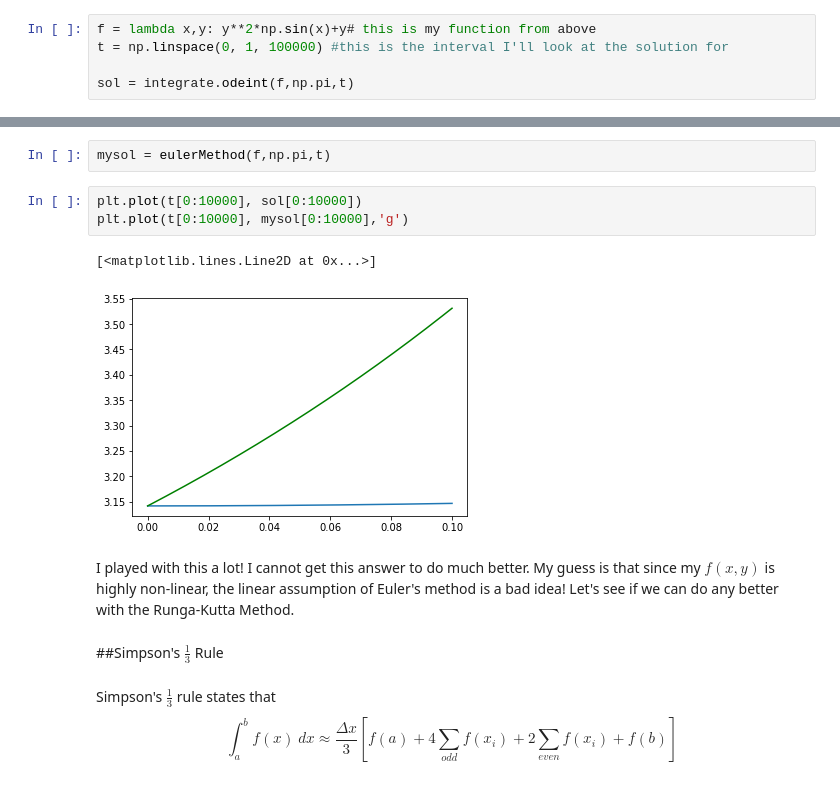
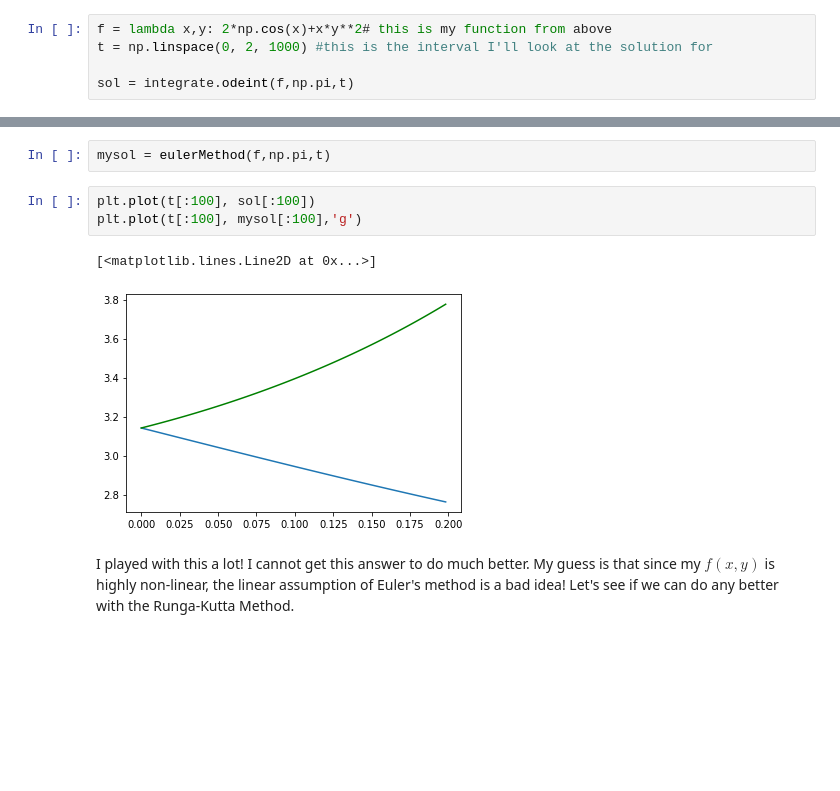
Before and after one commit to nurfnick/Numerical_Methods, a Jupyter notebook: ProjectPart8ODE.ipynb, the cells around one changed output, grey strips where cells are left out. Drawn from its saved outputs; the diff is of its cells as text; blank space fills up the shorter version.

```diff
--- a/ProjectPart8ODE.ipynb
+++ b/ProjectPart8ODE.ipynb
@@ -27,8 +27,8 @@ $$
 $$
 Mostly cause I don't know how to solve it ;)
 # %%
-f = lambda x,y: y**2*np.sin(x)+y# this is my function from above
-t = np.linspace(0, 1, 100000) #this is the interval I'll look at the solution for
+f = lambda x,y: 2*np.cos(x)+x*y**2# this is my function from above
+t = np.linspace(0, 2, 1000) #this is the interval I'll look at the solution for
 
 sol = integrate.odeint(f,np.pi,t)
 # %%
@@ -58,28 +58,10 @@ def eulerMethod(function,initialValue,intervalForSolution):
 # %%
 mysol = eulerMethod(f,np.pi,t)
 # %%
-plt.plot(t[0:10000], sol[0:10000])
-plt.plot(t[0:10000], mysol[0:10000],'g')
+plt.plot(t[:100], sol[:100])
+plt.plot(t[:100], mysol[:100],'g')
 # %% [output]
 [<matplotlib.lines.Line2D at 0x...>]
-[figure, old version]
+[figure, new version]
 # %% [markdown]
 I played with this a lot!  I cannot get this answer to do much better.  My guess is that since my $f(x,y)$ is highly non-linear, the linear assumption of Euler's method is a bad idea!  Let's see if we can do any better with the Runga-Kutta Method.
-# %% [markdown]
-##Simpson's $\frac13$ Rule
-# %% [markdown]
-Simpson's $\frac 13$ rule states that
-$$
-\int_a^b f(x)\ dx
-\approx
-\frac{\Delta x}3
-\left[
-f(a)
-+
-4\sum_{odd} f(x_i)
-+
-2\sum_{even} f(x_i)
-+
-f(b)
-\right]
-$$
```
Also changed, not shown: parts of 9 cells of this notebook.
